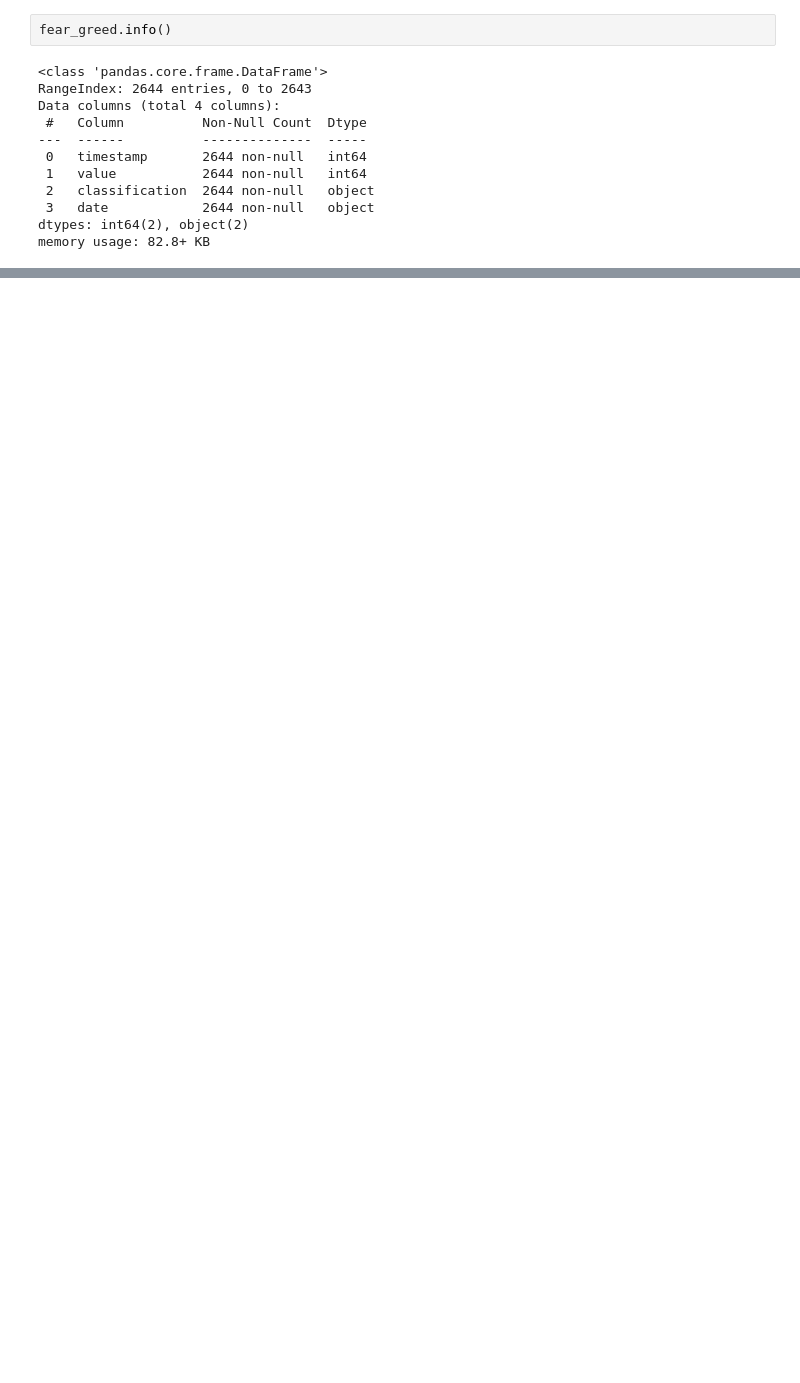
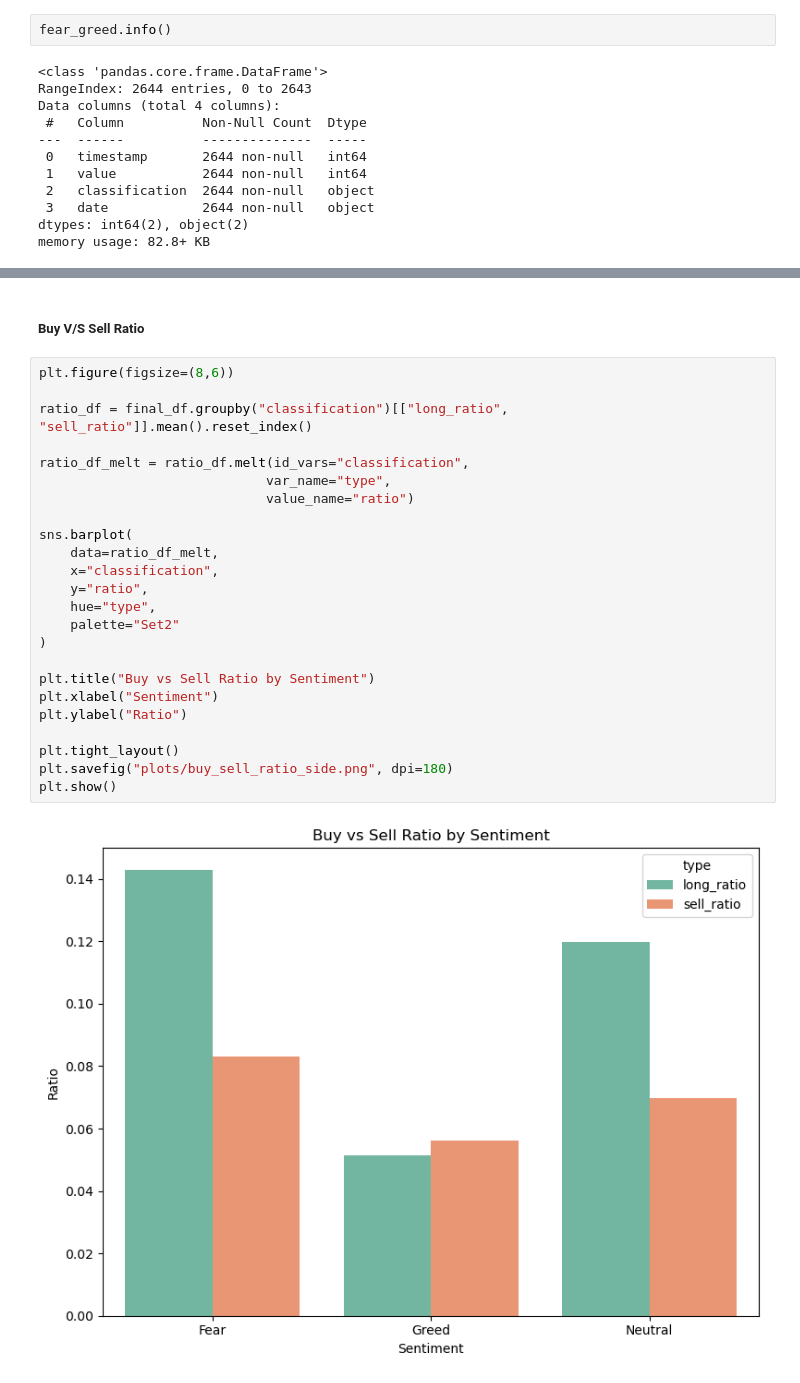
Before and after one commit to Cyboiii/Trader-Performance-vs-Market-Sentiment, a Jupyter notebook: analysis.ipynb, the cells around one changed output, grey strips where cells are left out. Saved outputs shown, nothing was run; the diff lists cells and outputs as text; blank space fills up the shorter version.

```diff
--- a/analysis.ipynb
+++ b/analysis.ipynb
@@ -100,0 +389,28 @@ memory usage: 82.8+ KB
+# %% [markdown]
+##### Buy V/S Sell Ratio
+# %%
+plt.figure(figsize=(8,6))
+
+ratio_df = final_df.groupby("classification")[["long_ratio", "sell_ratio"]].mean().reset_index()
+
+ratio_df_melt = ratio_df.melt(id_vars="classification",
+                             var_name="type",
+                             value_name="ratio")
+
+sns.barplot(
+    data=ratio_df_melt,
+    x="classification",
+    y="ratio",
+    hue="type",
+    palette="Set2"
+)
+
+plt.title("Buy vs Sell Ratio by Sentiment")
+plt.xlabel("Sentiment")
+plt.ylabel("Ratio")
+
+plt.tight_layout()
+plt.savefig("plots/buy_sell_ratio_side.png", dpi=180)
+plt.show()
+# %% [output]
+[figure, added]
```
Also changed, not shown: parts of 60 cells of this notebook.
